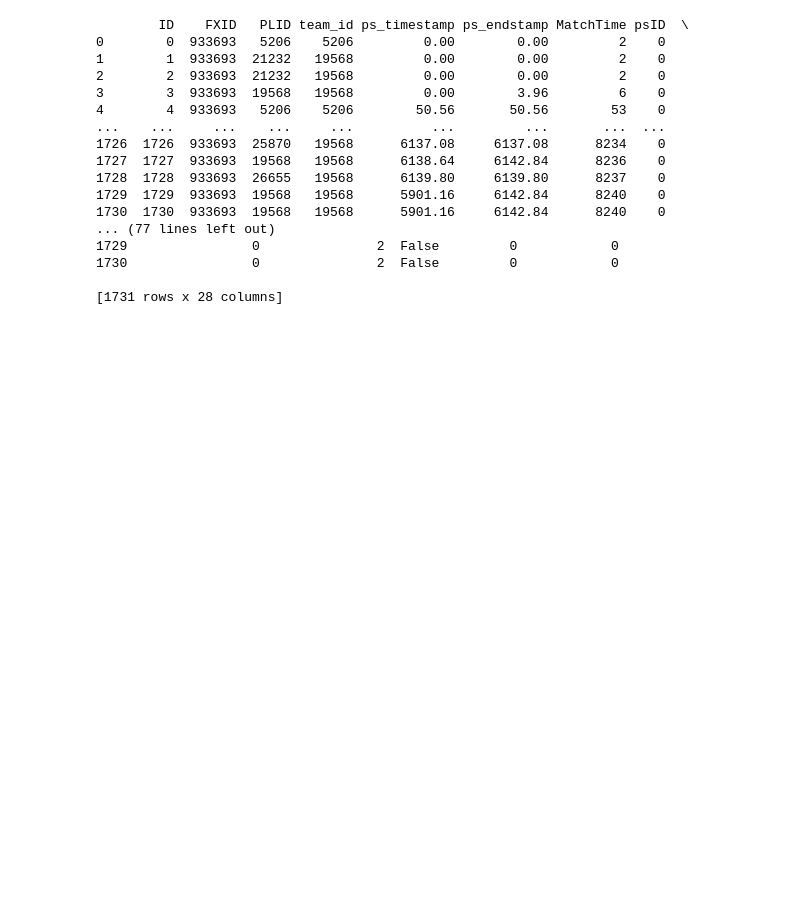
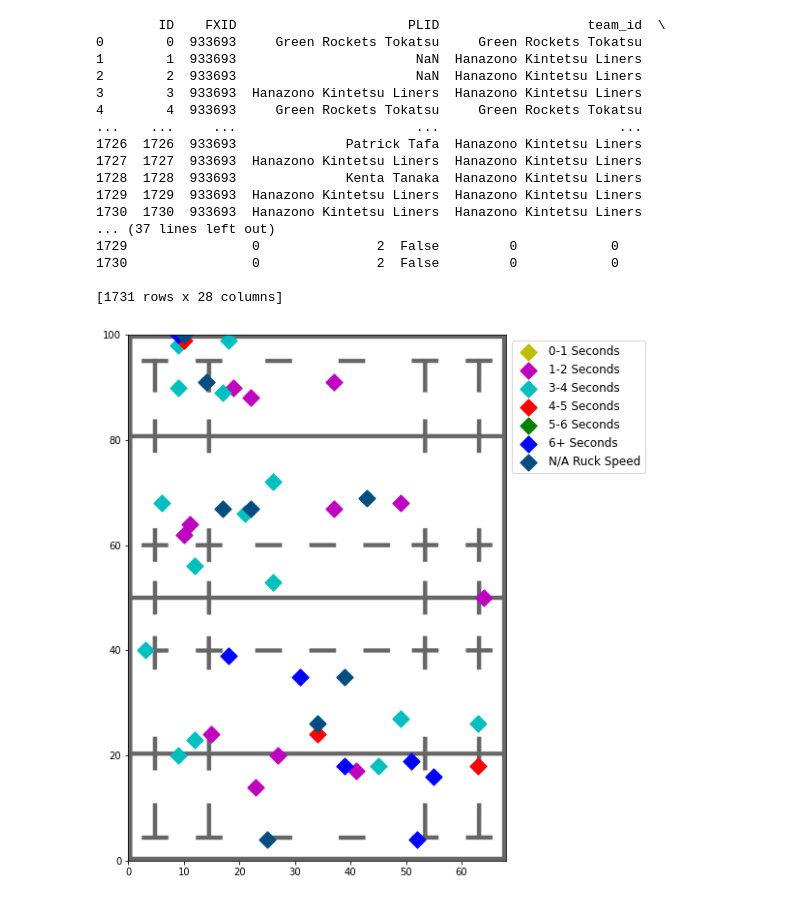
Before and after one commit to Kou-ISK/RugbyHub_Reader, a Jupyter notebook: advanced_superscout_parser.ipynb, the cells around one changed output. Saved outputs shown, nothing was run; the diff lists cells and outputs as text; code cells hidden in the pictures; blank space fills up the shorter version.

```diff
--- a/advanced_superscout_parser.ipynb
+++ b/advanced_superscout_parser.ipynb
@@ -3,6 +3,11 @@ import xml.etree.ElementTree as ET
 import pandas as pd
 import os
 import csv
+import matplotlib.pyplot as plt
+from PIL import Image
+import matplotlib.cm as cm
+import seaborn as sns
+import numpy as np
 
 master = pd.read_csv(os.getcwd() + "/Resources/RugbyHub_master_data.csv",dtype=str)
 
@@ -32,7 +37,9 @@ for action in root.iter('ActionRow'):
                    action.get('sequence_id'),action.get('player_advantage'),action.get('score_advantage'),action.get('flag'),
                    action.get('advantage'),action.get('assoc_player')], index = df.columns)
     df = df.append(s, ignore_index=True)
-print(df)
+
+df[['x_coord', 'y_coord']] = df[['x_coord', 'y_coord']].astype(np.uint8)
+
 df.qualifier3 = df.qualifier3.map(master.set_index('ID').Definition)
 df.qualifier4 = df.qualifier4.map(master.set_index('ID').Definition)
 df.qualifier5 = df.qualifier5.map(master.set_index('ID').Definition)
@@ -45,20 +52,48 @@ df.PLID = df.PLID.map(plid.set_index('players_id').player_known_name)
 print(df)
 df.to_csv('/Users/isakakou/Desktop/933693_NECGvKINT_final_whistle_superscout.csv', header=True, index=False)
 # %% [output]
-        ID    FXID   PLID team_id ps_timestamp ps_endstamp MatchTime psID  \
-0        0  933693   5206    5206         0.00        0.00         2    0
-1        1  933693  21232   19568         0.00        0.00         2    0
-2        2  933693  21232   19568         0.00        0.00         2    0
-3        3  933693  19568   19568         0.00        3.96         6    0
-4        4  933693   5206    5206        50.56       50.56        53    0
-...    ...     ...    ...     ...          ...         ...       ...  ...
-1726  1726  933693  25870   19568      6137.08     6137.08      8234    0
-1727  1727  933693  19568   19568      6138.64     6142.84      8236    0
-1728  1728  933693  26655   19568      6139.80     6139.80      8237    0
-1729  1729  933693  19568   19568      5901.16     6142.84      8240    0
-1730  1730  933693  19568   19568      5901.16     6142.84      8240    0
-... (77 lines left out)
+        ID    FXID                      PLID                   team_id  \
+0        0  933693     Green Rockets Tokatsu     Green Rockets Tokatsu
+1        1  933693                       NaN  Hanazono Kintetsu Liners
+2        2  933693                       NaN  Hanazono Kintetsu Liners
+3        3  933693  Hanazono Kintetsu Liners  Hanazono Kintetsu Liners
+4        4  933693     Green Rockets Tokatsu     Green Rockets Tokatsu
+...    ...     ...                       ...                       ...
+1726  1726  933693              Patrick Tafa  Hanazono Kintetsu Liners
+1727  1727  933693  Hanazono Kintetsu Liners  Hanazono Kintetsu Liners
+1728  1728  933693              Kenta Tanaka  Hanazono Kintetsu Liners
+1729  1729  933693  Hanazono Kintetsu Liners  Hanazono Kintetsu Liners
+1730  1730  933693  Hanazono Kintetsu Liners  Hanazono Kintetsu Liners
+... (37 lines left out)
 1729                0               2  False         0            0
 1730                0               2  False         0            0
 
 [1731 rows x 28 columns]
+# %%
+TEAMNAME = 'Green Rockets Tokatsu'
+dfaction = df.loc[(df['team_id'] == TEAMNAME)]
+
+dfaction = dfaction.loc[dfaction['action'] == 'Ruck']
+rspeed = ['0-1 Seconds','1-2 Seconds','3-4 Seconds','4-5 Seconds','5-6 Seconds','6+ Seconds', "N/A Ruck Speed"]
+cl = ['y','m', 'c', 'r', 'g', 'b', (0,0.3,0.5), (0,0,0)]
+fig = plt.figure(figsize=(7, 10))
+ax = fig.add_subplot(1, 1,1)
+plt.xlim(0, 68)
+plt.ylim(0,100)
+
+#背景画像の設定
+fig.patch.set_facecolor('white')
+im = Image.open(os.getcwd()+"/Resources/FIELD_image.jpeg")
+xlim = ax.get_xlim()
+ylim = ax.get_ylim()
+plt.imshow(im, extent=[*xlim, *ylim], aspect='auto', alpha=0.6)
+
+for i in range(len(rspeed)):
+    r = dfaction.loc[dfaction['qualifier4'] == rspeed[i]]
+    plt.scatter(r['y_coord'], r["x_coord"], label=rspeed[i] ,marker = 'D',color=cl[i], s=150)
+
+#ラベルの表示
+lgd = plt.legend(loc='upper left', bbox_to_anchor=(1, 1), fontsize = 12)
+plt.gcf().subplots_adjust(wspace=4)
+# %% [output]
+[figure, added]
```
Also changed, not shown: 1 other file.
